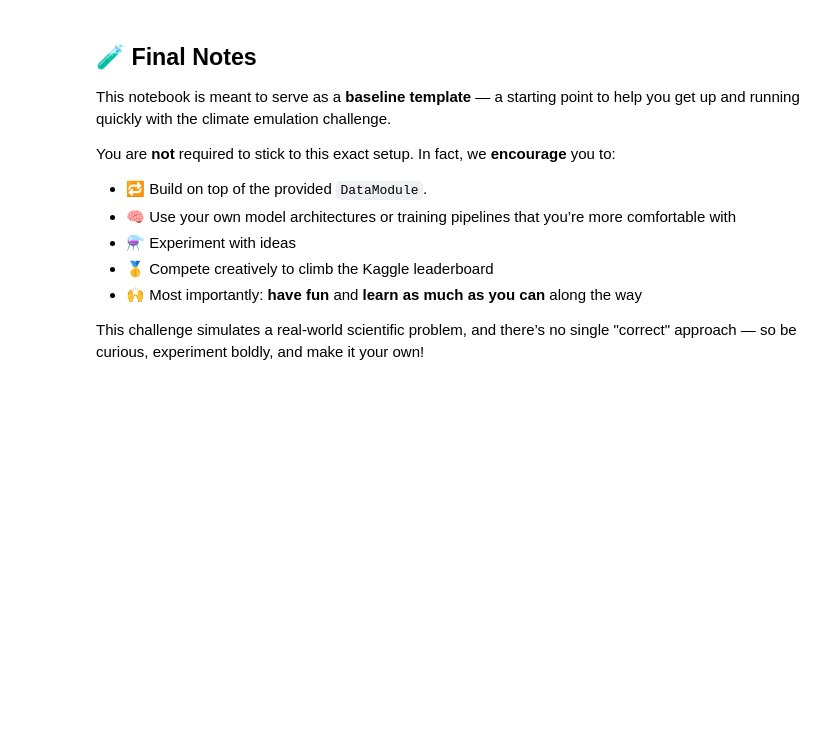
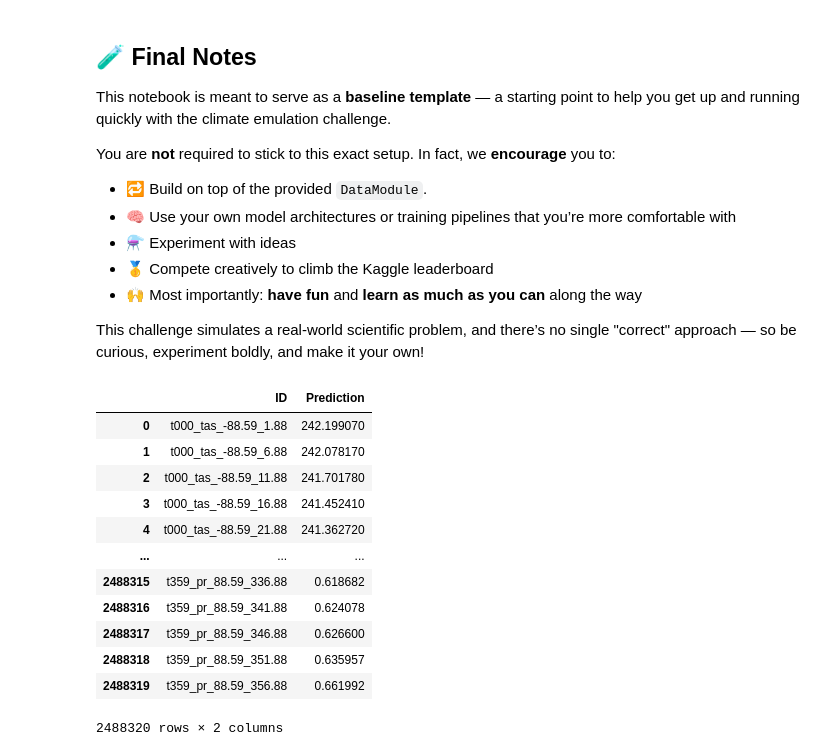
Before and after one commit to adrianapsay/CSE151B_Milestone, a Jupyter notebook: adrian_test_pr_norm.ipynb, the cells around one changed output. Drawn from its saved outputs; the diff is of its cells as text; code cells hidden in the pictures; blank space fills up the shorter version.

```diff
--- a/adrian_test_pr_norm.ipynb
+++ b/adrian_test_pr_norm.ipynb
@@ -1124,3 +1144,19 @@ You are **not** required to stick to this exact setup. In fact, we **encourage**
 - 🙌 Most importantly: **have fun** and **learn as much as you can** along the way
 
 This challenge simulates a real-world scientific problem, and there’s no single "correct" approach — so be curious, experiment boldly, and make it your own!
+# %%
+pd.read_csv('submissions/bestonetestfirst.csv')
+# %% [output]
+|  | ID | Prediction |
+| 0 | t000_tas_-88.59_1.88 | 242.199070 |
+| 1 | t000_tas_-88.59_6.88 | 242.078170 |
+| 2 | t000_tas_-88.59_11.88 | 241.701780 |
+| 3 | t000_tas_-88.59_16.88 | 241.452410 |
+| 4 | t000_tas_-88.59_21.88 | 241.362720 |
+| ... | ... | ... |
+| 2488315 | t359_pr_88.59_336.88 | 0.618682 |
+| 2488316 | t359_pr_88.59_341.88 | 0.624078 |
+| 2488317 | t359_pr_88.59_346.88 | 0.626600 |
+| 2488318 | t359_pr_88.59_351.88 | 0.635957 |
+| 2488319 | t359_pr_88.59_356.88 | 0.661992 |
+2488320 rows × 2 columns
```
Also changed, not shown: parts of 5 cells of this notebook.
